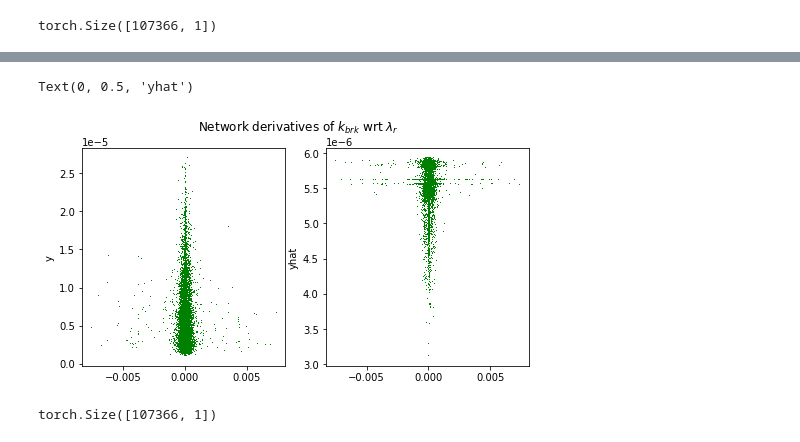
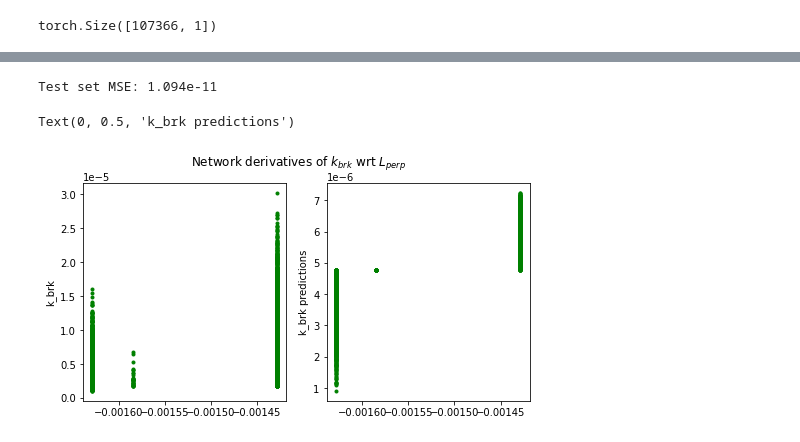
Before and after one commit to vtd9/solar_regression, a Jupyter notebook: hw2.ipynb, the cells around one changed output, grey strips where cells are left out. Saved outputs shown, nothing was run; the diff lists cells and outputs as text; code cells hidden in the pictures.

```diff
--- a/hw2.ipynb
+++ b/hw2.ipynb
@@ -546,7 +526,7 @@ plt.ylim(1.1e-11, 1.5e-11)
 ## 3.3 Five hidden layers
 # %%
 # Create container to store models, optimizers, & results in
-m5 = mult_models(len(indep_vars), [(24, 20, 16, 8, 4), (16, 12, 8, 4, 2)],
+m5 = mult_models(len(indep_vars), [(32, 20, 16, 8, 4), (16, 12, 8, 4, 2)],
                  1, LEARN_RATE)
 # Train
 train_mult_models(m5, train_loader_indep, valid_loader_indep, mse,
@@ -591,7 +577,7 @@ j_indep[:, -1].mean(), j_indep[:, -1].std()
 ## 4.1 Three hidden layers
 # %%
 # Create container to store models, optimizers, & results in
-m3v = mult_models(len(deriv_vars), [(16, 8, 4), (8, 4, 2)],
+m3v = mult_models(len(deriv_vars), [(32, 16, 8), (8, 4, 2)],
                   n_out=1, lr=LEARN_RATE)
 # Train
 train_mult_models(m3v, train_loader_deriv, valid_loader_deriv, mse, NUM_EPOCHS)
@@ -643,7 +629,7 @@ plt.ylim(1.1e-11, 1.5e-11)
 # %%
 # Create container to store models, optimizers, & results in
 # Try models without dropout & batch normalization again
-m5v = mult_models(len(deriv_vars), [(24, 20, 16, 8, 4), (16, 12, 8, 4, 2)],
+m5v = mult_models(len(deriv_vars), [(32, 20, 16, 8, 4), (16, 12, 8, 4, 2)],
                   1, LEARN_RATE, one_model=False)
 # Train
 train_mult_models(m5v, train_loader_deriv, valid_loader_deriv, mse,
@@ -968,0 +1288,6 @@ Test set MSE: 1.222e-11
+# %%
+net8_4_Lperp = Net(1, (8, 4), 1, True, 0.25, use_prelu=True)
+opt8_4_Lperp = torch.optim.SGD(net8_4_Lperp.parameters(), LEARN_RATE, 0.5)
+_ = train_epochs(train_loader_Lperp, valid_loader_Lperp,
+                 model=net8_4_Lperp, loss_fun=mse,
+                 optimizer=opt8_4_Lperp, epochs=5, verbose=True)
@@ -969,40 +1300,18 @@ Test set MSE: 1.222e-11
 # %%
+test_loss, j_Lperp = test_loop(test_loader_Lperp, net8_4_Lperp, mse, get_jacobian=True)
+print('Test set MSE: {:.3e}'.format(test_loss))
+
 fig, (ax1, ax2) = plt.subplots(1, 2, figsize=(8, 4))
-fig.suptitle('Network derivatives of $k_{brk}$ wrt $\lambda_r$')
+fig.suptitle('Network derivatives of $k_{brk}$ wrt $L_{perp}$')
 
 # y: actual labels
-ax1.plot(j_lam_r[:, 0].reshape(-1, 1), j_lam_r[:, -1], 'g,')
-ax1.set_ylabel('y')
+ax1.plot(j_Lperp[:, 0].reshape(-1, 1), j_Lperp[:, -1], 'g.')
+ax1.set_ylabel('k_brk')
 
 # yhat: predictions
-ax2.plot(j_lam_r[:, 0].reshape(-1, 1), j_lam_r[:, -2], 'g,')
-ax2.set_ylabel('yhat')
+ax2.plot(j_Lperp[:, 0].reshape(-1, 1), j_Lperp[:, -2], 'g.')
+ax2.set_ylabel('k_brk predictions')
 # %% [output]
-Text(0, 0.5, 'yhat')
+Test set MSE: 1.094e-11
+Text(0, 0.5, 'k_brk predictions')
-[figure, old version]
+[figure, new version]
-# %%
-# Lperp is the second to last column in the derived variables
-Lperp_set = torch.utils.data.TensorDataset(
-    torch.nn.functional.normalize(deriv[:, 13].reshape(-1, 1), dim=0), dep)
-
-# Check dimensions
-print(Lperp_set[:][0].shape)
-
-# Split
-train_Lperp, valid_Lperp, test_Lperp = torch.utils.data.random_split(
-    Lperp_set, splits)
-
-# Define dataloaders
-BATCH_SIZE = 128
-NUM_WORK = 2
-train_loader_Lperp = torch.utils.data.DataLoader(
-    dataset=train_Lperp, batch_size=BATCH_SIZE,
-    shuffle=True, num_workers=NUM_WORK)
-valid_loader_Lperp = torch.utils.data.DataLoader(
-    dataset=valid_Lperp, batch_size=BATCH_SIZE,
-    shuffle=True, num_workers=NUM_WORK)
-test_loader_Lperp = torch.utils.data.DataLoader(
-    dataset=test_Lperp, batch_size=BATCH_SIZE,
-    shuffle=True, num_workers=NUM_WORK)
-# %% [output]
-torch.Size([107366, 1])
```
Also changed, not shown: parts of 79 cells of this notebook.
